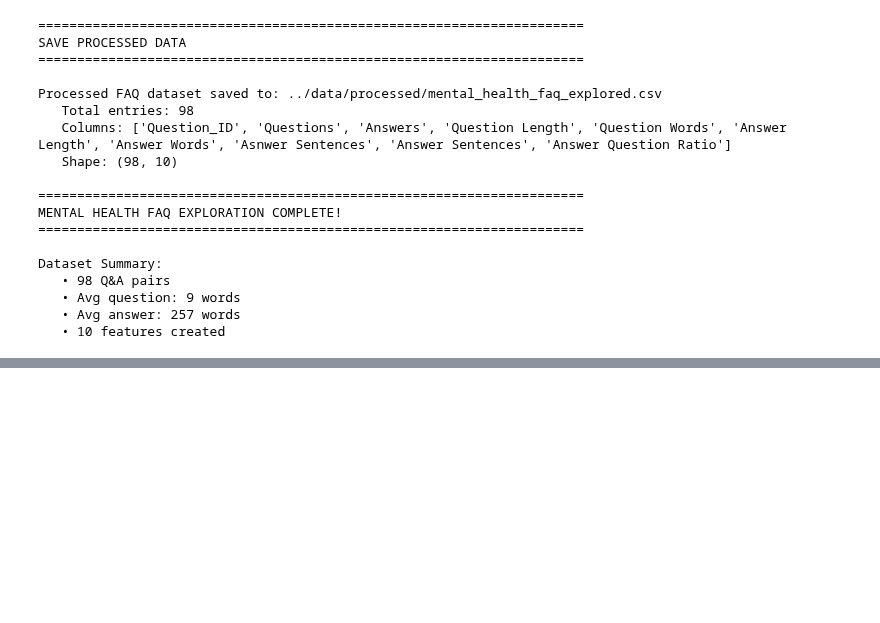
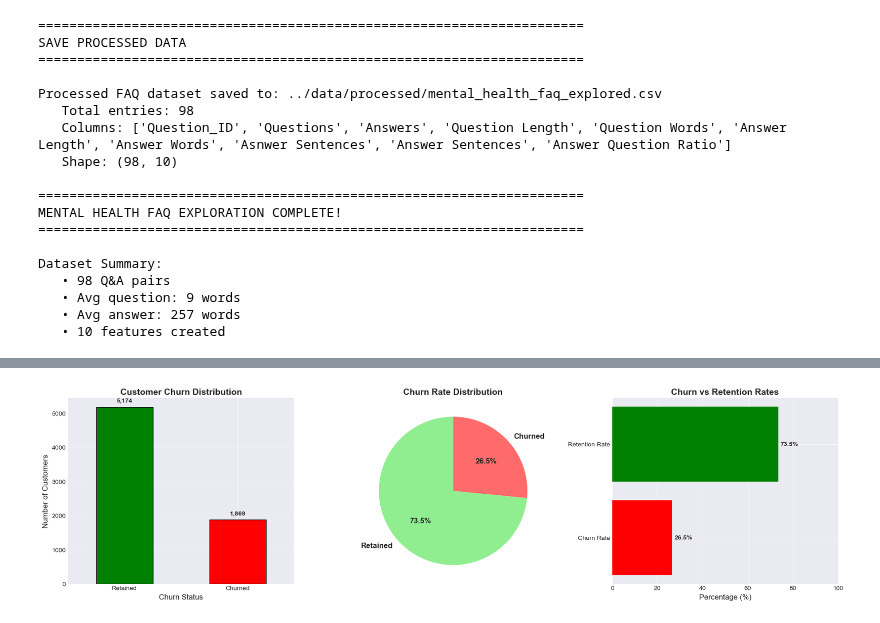
Before and after one commit to HoodaVishal/Intelligent-Customer-Support-System, a Jupyter notebook: notebooks/01_Data_Exploration.ipynb, the cells around one changed output, grey strips where cells are left out. Saved outputs shown, nothing was run; the diff lists cells and outputs as text; code cells hidden in the pictures; blank space fills up the shorter version.

Commit message:
Add Dataset 5: Telecom Customer Churn

```diff
--- a/notebooks/01_Data_Exploration.ipynb
+++ b/notebooks/01_Data_Exploration.ipynb
@@ -3339,0 +3342,11 @@ Dataset Summary:
+# %%
+print('\n' + '=' * 70)
+print('TELECOM CUSTOMER CHURN DATASET')
+print('=' * 70 + '\n')
+
+# Load the churn dataset
+churn_file_path = '/Users/vishalhooda/Documents/Intelligent-Customer-Support/data/raw/WA_Fn-UseC_-Telco-Customer-Churn.csv'
+
+churn = pd.read_csv(churn_file_path)
+print('Telecom Churn dataset loaded successfully')
+print(f"Dataset shape: {churn.shape}")
@@ -3339,0 +3486,70 @@ Dataset Summary:
+# %%
+# Target Variable Analysis - Churn
+print("\n" + "=" * 70)
+print("TARGET VARIABLE ANALYSIS - CHURN")
+print("=" * 70 + "\n")
+
+# Churn distribution
+print("CHURN DISTRIBUTION:")
+churn_counts = churn['Churn'].value_counts()
+print(churn_counts)
+print()
+
+# Calculate churn rate
+total_customers = len(churn)
+churned = (churn['Churn'] == 'Yes').sum()
+retained = (churn['Churn'] == 'No').sum()
+churn_rate = (churned / total_customers) * 100
+retention_rate = (retained / total_customers) * 100
+
+print("CHURN METRICS:")
+print(f"Total Customers: {total_customers:,}")
+print(f"Churned: {churned:,} ({churn_rate:.2f}%)")
+print(f"Retained: {retained:,} ({retention_rate:.2f}%)")
+print(f"Churn Rate: {churn_rate:.2f}%")
+print(f"Retention Rate: {retention_rate:.2f}%")
+
+# Class balance
+print(f"\nCLASS BALANCE:")
+ratio = retained / churned
+print(f"Retention to Churn Ratio: {ratio:.2f}:1")
+if ratio > 3:
+    print("Imbalanced dataset - consider using:")
+    print("• Class weights in model training")
+    print("• SMOTE for oversampling")
+    print("• Stratified sampling")
+else:
+    print("Reasonably balanced for classification")
+
+# Visualizations
+fig, axes = plt.subplots(1, 3, figsize = (18, 5))
+
+# Bar chart
+churn_counts.plot(kind = 'bar', ax = axes[0], color = ['green', 'red'], edgecolor = 'black')
+axes[0].set_title('Customer Churn Distribution', fontsize = 14, fontweight = 'bold')
+axes[0].set_xlabel('Churn Status', fontsize = 12)
+axes[0].set_ylabel('Number of Customers', fontsize = 12)
+axes[0].set_xticklabels(['Retained', 'Churned'], rotation = 0)
+axes[0].grid(axis = 'y', alpha = 0.3)
+
+# Add count labels
+for i, v in enumerate(churn_counts.values):
+    axes[0].text(i, v + 100, f'{v:,}', ha = 'center', va = 'bottom', fontweight = 'bold')
+
+# Pie chart
+colors = ['#90EE90', '#FF6B6B']
+axes[1].pie(churn_counts, labels = ['Retained', 'Churned'], autopct = '%1.1f%%',
+            startangle = 90, colors = colors, textprops = {'fontsize': 12, 'fontweight': 'bold'})
+axes[1].set_title('Churn Rate Distribution', fontsize = 14, fontweight = 'bold')
+
+# Percentage bar
+axes[2].barh(['Churn Rate', 'Retention Rate'], [churn_rate, retention_rate], color = ['red', 'green'])
+axes[2].set_title('Churn vs Retention Rates', fontsize = 14, fontweight = 'bold')
+axes[2].set_xlabel('Percentage (%)', fontsize = 12)
+axes[2].set_xlim(0, 100)
+for i, v in enumerate([churn_rate, retention_rate]):
+    axes[2].text(v + 1, i, f'{v:.1f}%', va = 'center', fontweight = 'bold')
+
+plt.tight_layout()
+plt.show()
+# %% [output]
@@ -3339,0 +3576 @@ Dataset Summary:
+[figure, added]
```
Also changed, not shown: parts of 11 cells of this notebook.
